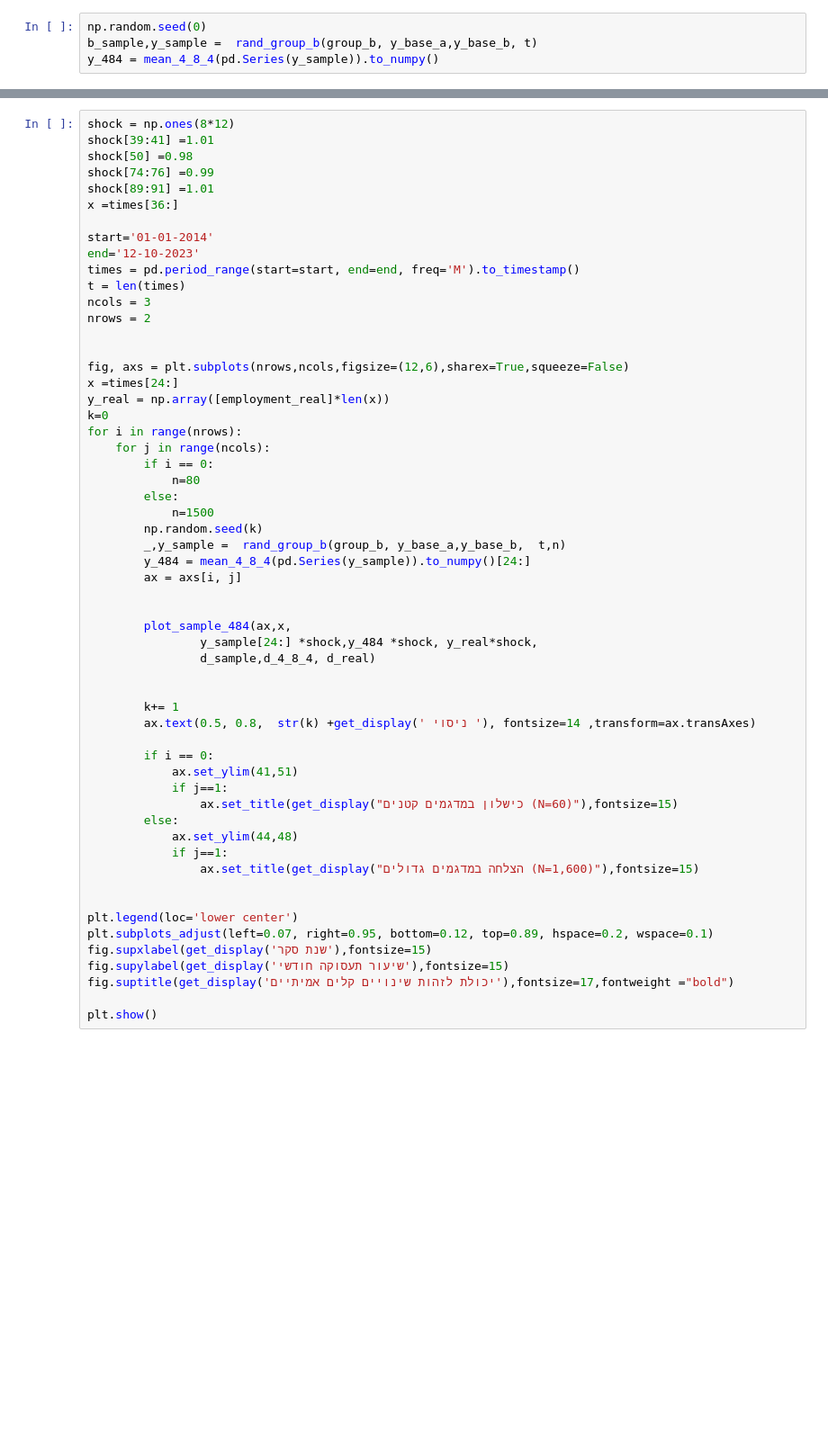
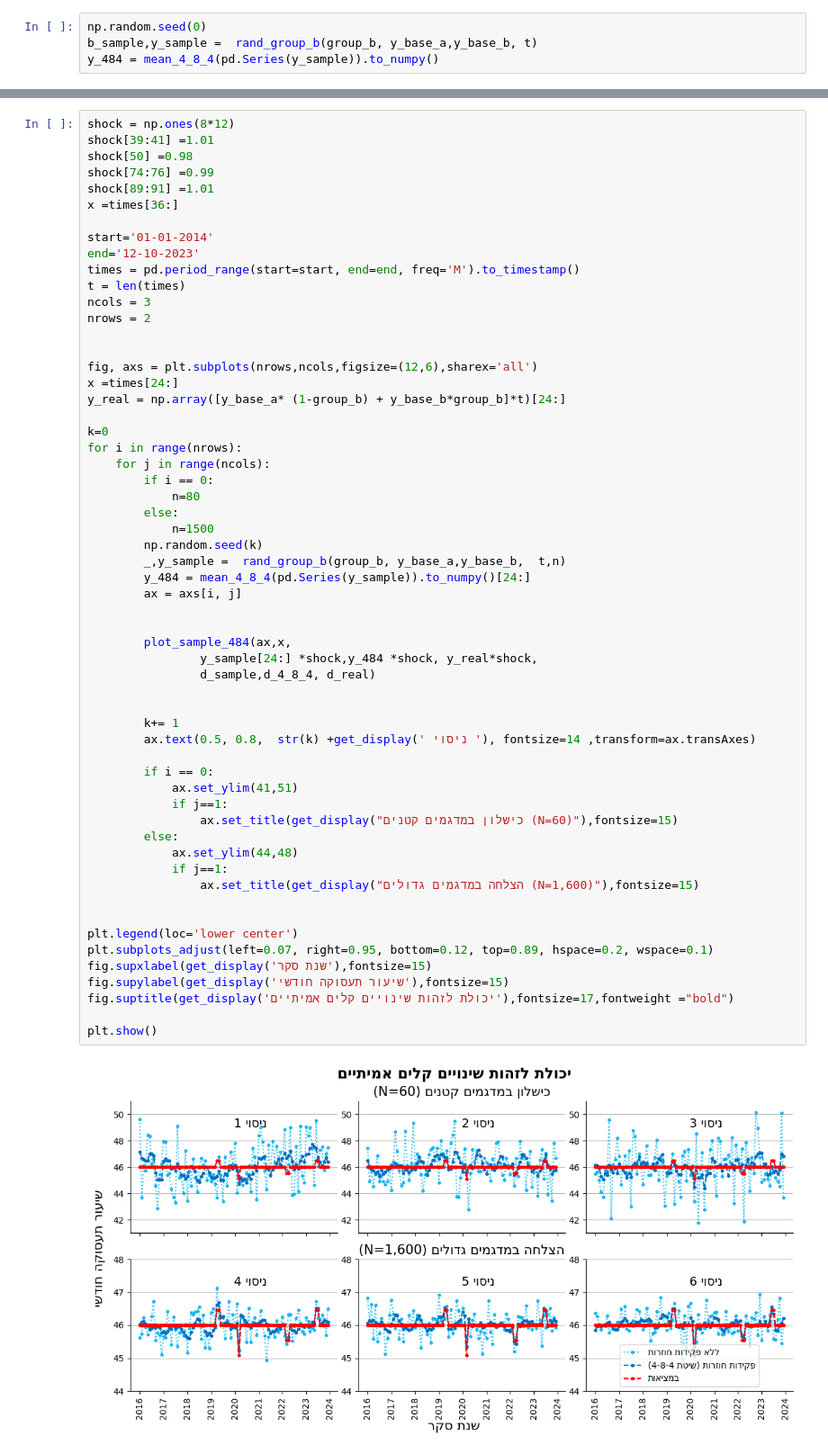
Before and after one commit to Zvika-Deutsch/lfs_sampling_design, a Jupyter notebook: LFS chapter 3.ipynb, the cells around one changed output, grey strips where cells are left out. Shown: that part at 90% size. Drawn from its saved outputs; the diff is of its cells as text; blank space fills up the shorter version.

```diff
--- a/LFS chapter 3.ipynb
+++ b/LFS chapter 3.ipynb
@@ -268,9 +193,10 @@ ncols = 3
 nrows = 2
 
 
-fig, axs = plt.subplots(nrows,ncols,figsize=(12,6),sharex=True,squeeze=False)
+fig, axs = plt.subplots(nrows,ncols,figsize=(12,6),sharex='all')
 x =times[24:]
-y_real = np.array([employment_real]*len(x))
+y_real = np.array([y_base_a* (1-group_b) + y_base_b*group_b]*t)[24:]
+
 k=0
 for i in range(nrows):
     for j in range(ncols):
@@ -282,30 +208,32 @@ for i in range(nrows):
         _,y_sample =  rand_group_b(group_b, y_base_a,y_base_b,  t,n)
         y_484 = mean_4_8_4(pd.Series(y_sample)).to_numpy()[24:]
         ax = axs[i, j]
 
 
         plot_sample_484(ax,x,
                 y_sample[24:] *shock,y_484 *shock, y_real*shock,
                 d_sample,d_4_8_4, d_real)
 
 
         k+= 1
         ax.text(0.5, 0.8,  str(k) +get_display(' ניסוי '), fontsize=14 ,transform=ax.transAxes)
 
         if i == 0:
             ax.set_ylim(41,51)
             if j==1:
                 ax.set_title(get_display("כישלון במדגמים קטנים (N=60)"),fontsize=15)
         else:
             ax.set_ylim(44,48)
             if j==1:
                 ax.set_title(get_display("הצלחה במדגמים גדולים (N=1,600)"),fontsize=15)
 
 
 plt.legend(loc='lower center')
 plt.subplots_adjust(left=0.07, right=0.95, bottom=0.12, top=0.89, hspace=0.2, wspace=0.1)
 fig.supxlabel(get_display('שנת סקר'),fontsize=15)
 fig.supylabel(get_display('שיעור תעסוקה חודשי'),fontsize=15)
 fig.suptitle(get_display('יכולת לזהות שינויים קלים אמיתיים'),fontsize=17,fontweight ="bold")
 
 plt.show()
+# %% [output]
+[figure, added]
```
Also changed, not shown: parts of 10 cells of this notebook, 1 other file.
